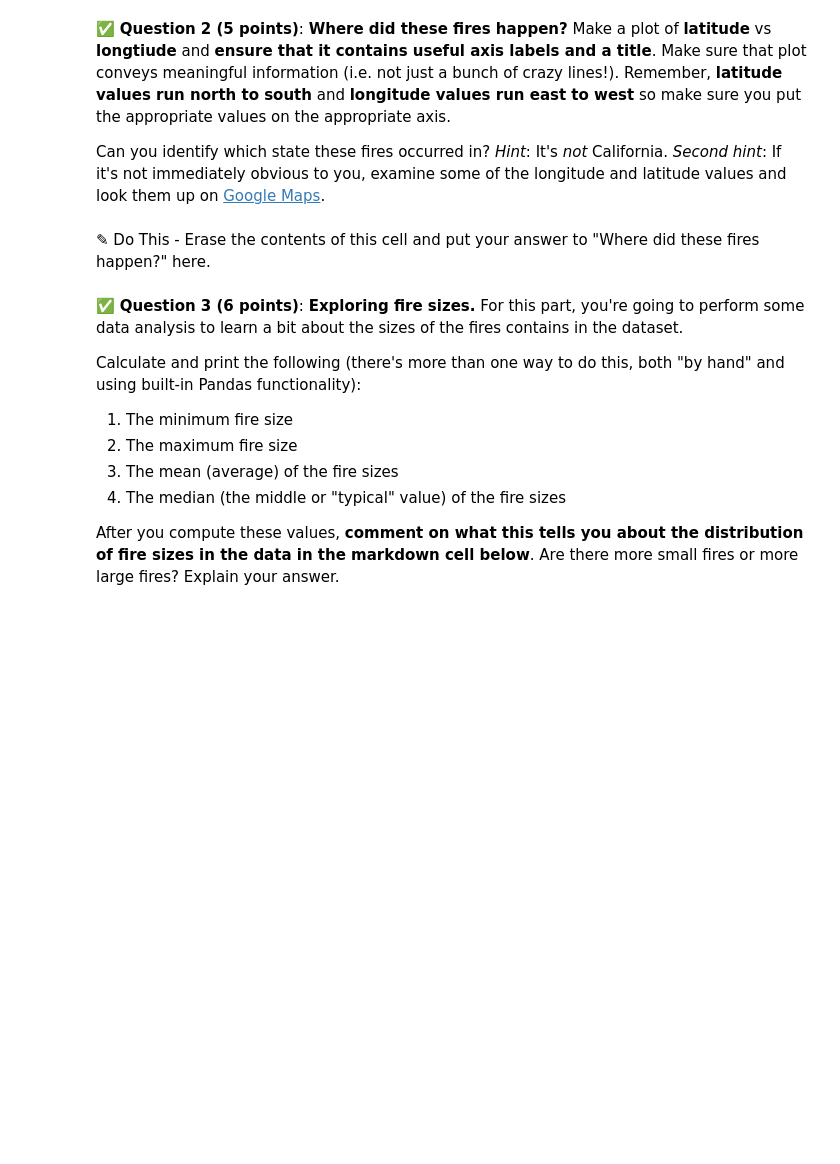
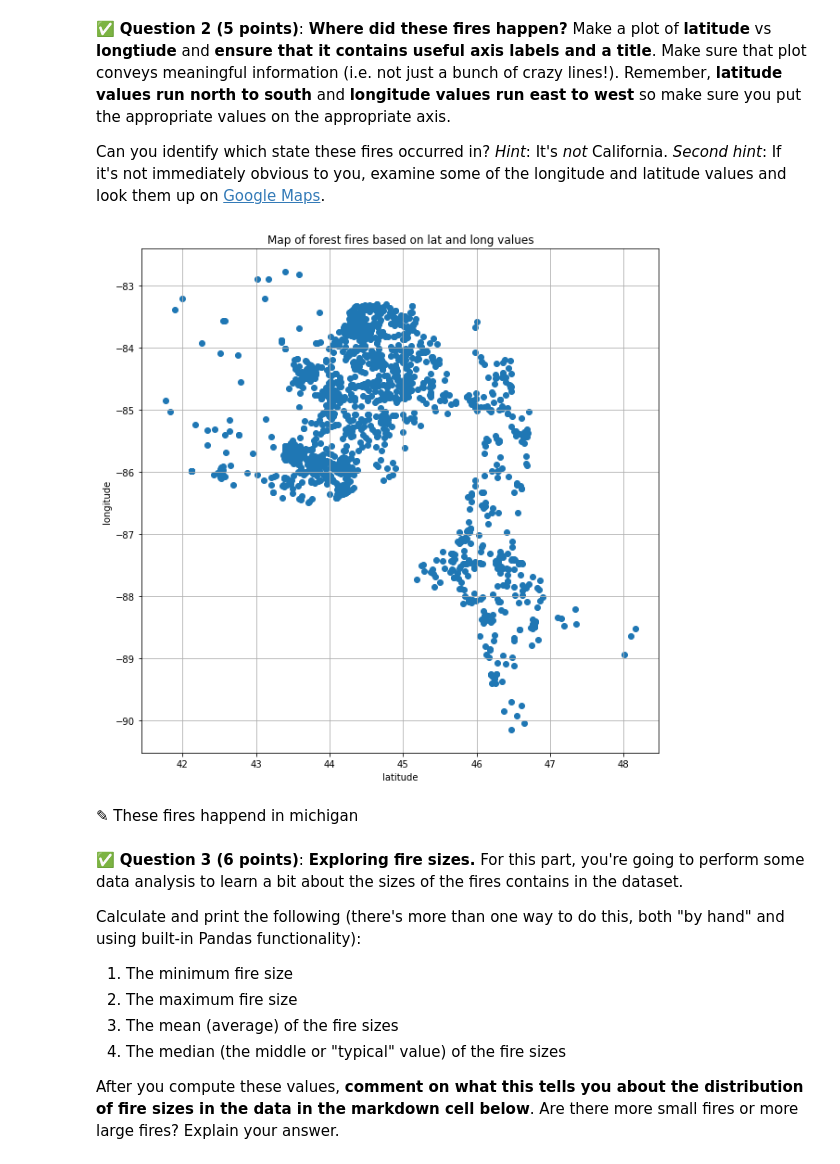
Before and after one commit to ahmedtawakol/cmse202-s21-turnin, a Jupyter notebook: hw-02/HW-02_PandasReviewAndPythonObjects-STUDENT.ipynb, the cells around one changed output. Saved outputs shown, nothing was run; the diff lists cells and outputs as text; code cells hidden in the pictures; blank space fills up the shorter version.

```diff
--- a/hw-02/HW-02_PandasReviewAndPythonObjects-STUDENT.ipynb
+++ b/hw-02/HW-02_PandasReviewAndPythonObjects-STUDENT.ipynb
@@ -71,0 +74,6 @@ Remember, CSV stands for "comma-separated values".
+# %%
+import pandas as pd
+fire = pd.read_csv("https://raw.githubusercontent.com/msu-cmse-courses/cmse202-S21-student/master/data/fires.csv")
+print(len(fire["objectid"]))
+print("The most recent year is ", max(fire["fire_year"]),"The least recent year is ",min(fire["fire_year"]))
+fire.head()
@@ -78,5 +93,15 @@ Can you identify which state these fires occurred in? *Hint*: It's _not_ Califor
-# %% [markdown]
-<font size=+3>&#9998;</font> Do This - Erase the contents of this cell and put your answer to "Where did these fires happen?" here.
+# %%
+import matplotlib.pyplot as plt
+plt.figure(figsize = (10,10))
+plt.scatter(fire["latitude"],fire["longitude"])
+plt.xlabel("latitude")
+plt.ylabel("longitude")
+plt.title("Map of forest fires based on lat and long values")
+plt.grid()
+# %% [output]
+[figure, added]
+# %% [markdown]
+<font size=+3>&#9998;</font> These fires happend in michigan
 # %% [markdown]
 &#9989; **Question 3 (6 points)**: **Exploring fire sizes.** For this part, you're going to perform some data analysis to learn a bit about the sizes of the fires contains in the dataset.
 
```
Also changed, not shown: parts of 16 cells of this notebook.
